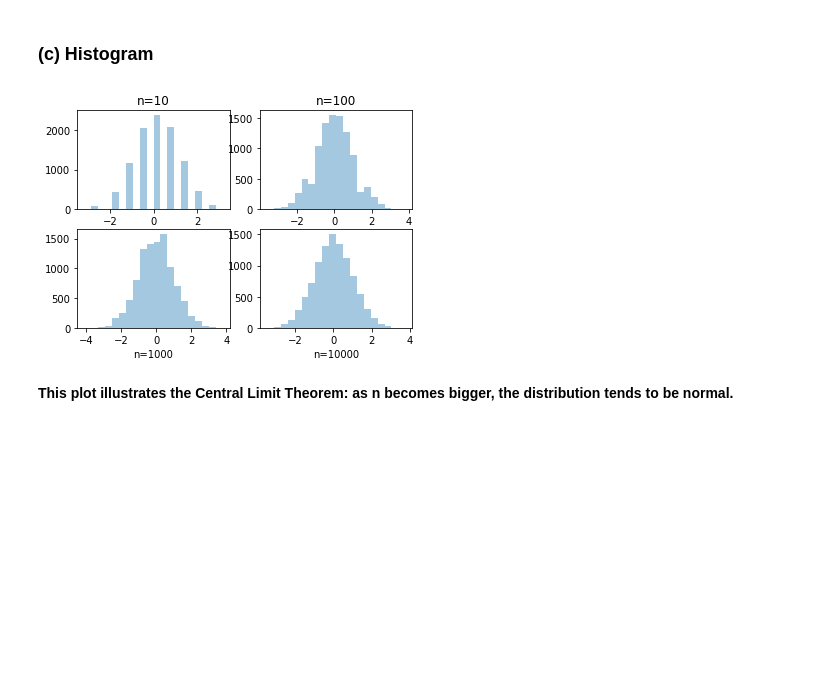
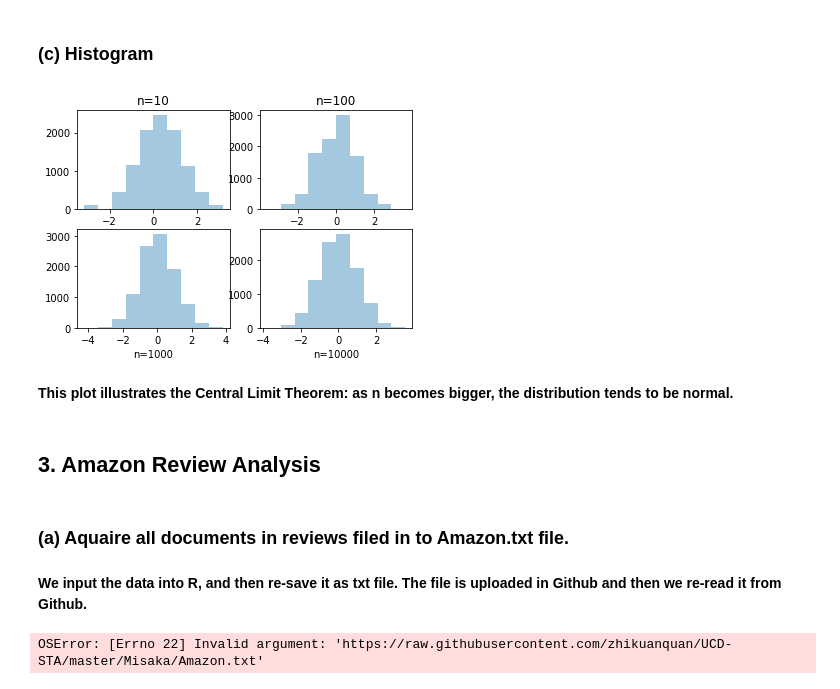
Before and after one commit to zhikuanquan/UCD-STA, a Jupyter notebook: Misaka/Homework 1 - STA 221.ipynb, the cells around one changed output. Cells and saved outputs as stored; diff of their text form; code cells hidden in the pictures; blank space fills up the shorter version.

```diff
--- a/Misaka/Homework 1 - STA 221.ipynb
+++ b/Misaka/Homework 1 - STA 221.ipynb
@@ -78,13 +79,28 @@ plt.show()
 # %%
 c_data = [dict[str(y) +'_mean']*math.sqrt(y) for y in n]
 fig, ax = plt.subplots(2, 2, sharex=False, sharey=False)
-sns.distplot(c_data[0],bins=20,kde=False,ax=ax[0,0]).set(title='n=10')
-sns.distplot(c_data[1],bins=20,kde=False,ax=ax[0,1]).set_title('n=100')
-sns.distplot(c_data[2],bins=20,kde=False,ax=ax[1,0]).set(xlabel='n=1000')
-sns.distplot(c_data[3],bins=20,kde=False,ax=ax[1,1]).set(xlabel='n=10000')
+sns.distplot(c_data[0],bins=10,kde=False,ax=ax[0,0]).set(title='n=10')
+sns.distplot(c_data[1],bins=10,kde=False,ax=ax[0,1]).set_title('n=100')
+sns.distplot(c_data[2],bins=10,kde=False,ax=ax[1,0]).set(xlabel='n=1000')
+sns.distplot(c_data[3],bins=10,kde=False,ax=ax[1,1]).set(xlabel='n=10000')
 
 plt.show()
 # %% [output]
-[figure, old version]
+[figure, new version]
 # %% [markdown]
 **This plot illustrates the Central Limit Theorem: as n becomes bigger, the distribution tends to be normal.**
+# %% [markdown]
+## 3. Amazon Review Analysis
+# %% [markdown]
+### (a) Aquaire all documents in reviews filed in to Amazon.txt file.
+# %% [markdown]
+**We input the data into R, and then re-save it as txt file. The file is uploaded in Github and then we re-read it from Github.**
+# %%
+file_path = "https://raw.githubusercontent.com/zhikuanquan/UCD-STA/master/Misaka/Amazon.txt"
+review_data = []
+with open(file_path,mode="r") as rh:
+    for line in rh:
+        if line != "":
+            review_data.append(line.strip("\n"))
+# %% [output]
+OSError: [Errno 22] Invalid argument: 'https://raw.githubusercontent.com/zhikuanquan/UCD-STA/master/Misaka/Amazon.txt'
```
Also changed, not shown: parts of 5 cells of this notebook, 1 other file.
